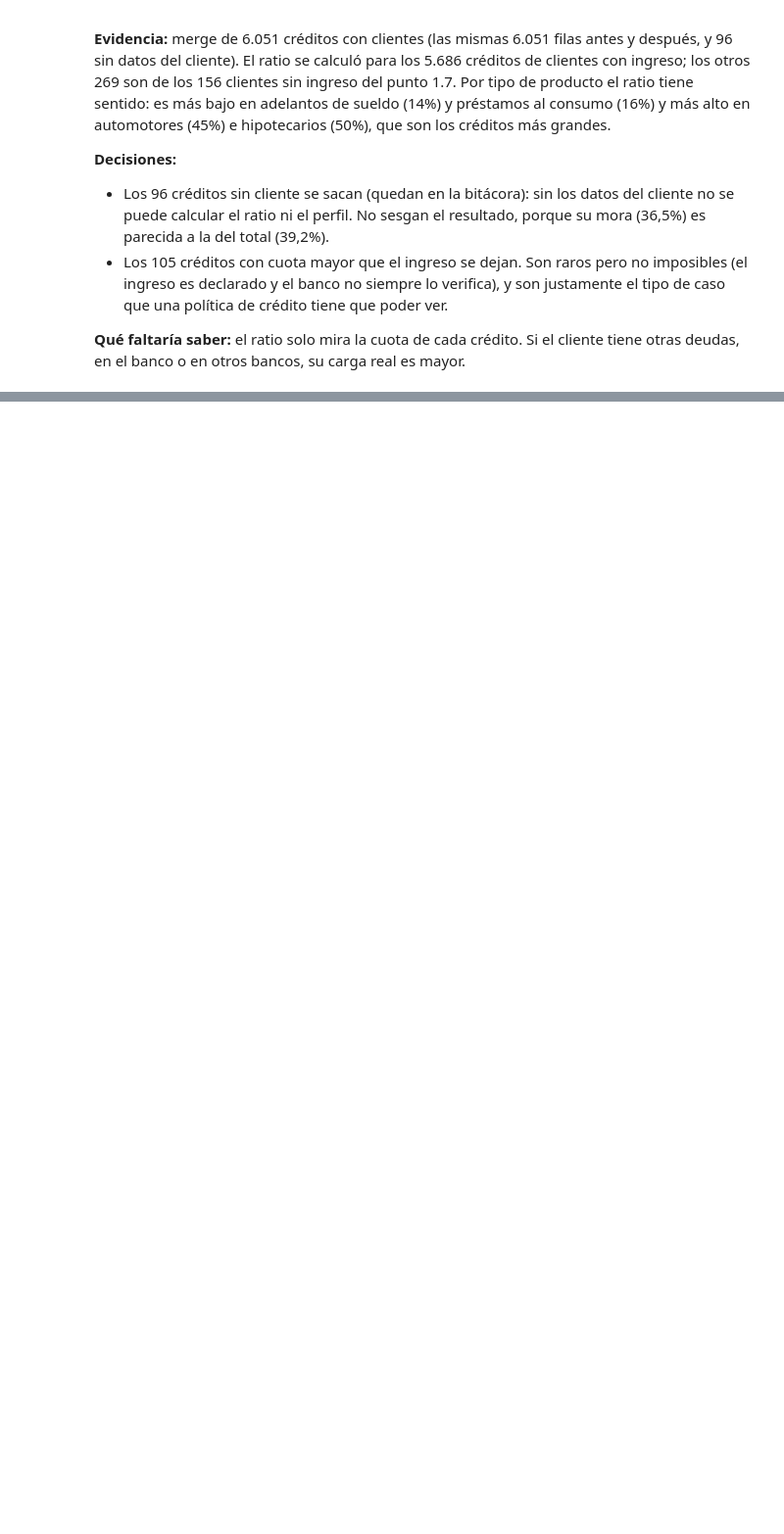
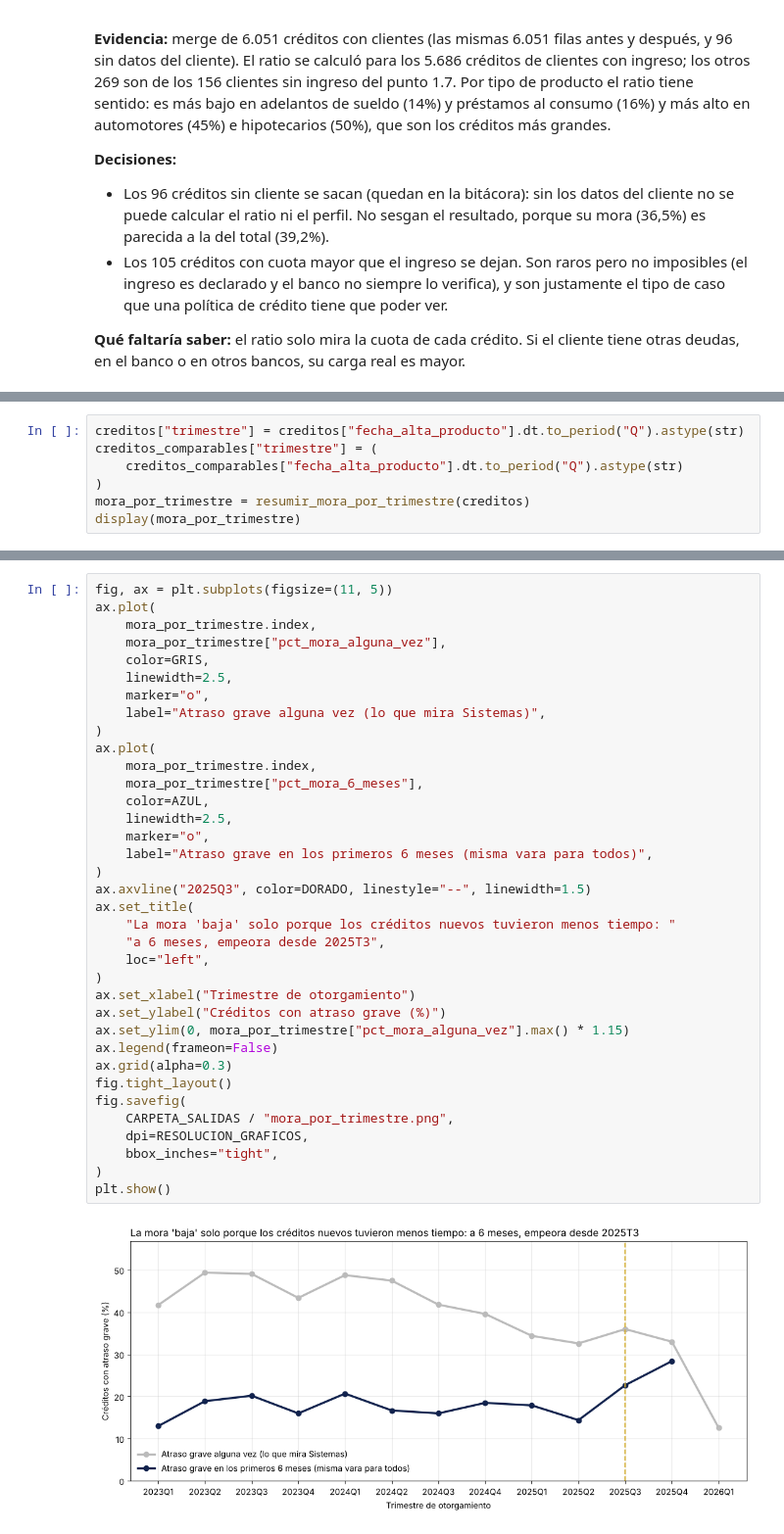
Before and after one commit to ncho06-a11y/proyecto-final-merli, a Jupyter notebook: notebooks/analisis_riesgo_credito.ipynb, the cells around one changed output, grey strips where cells are left out. Shown at 98% size. Drawn from its saved outputs; the diff is of its cells as text; blank space fills up the shorter version.

```diff
--- a/notebooks/analisis_riesgo_credito.ipynb
+++ b/notebooks/analisis_riesgo_credito.ipynb
@@ -1554,0 +1921,7 @@ Créditos sin ratio (cliente sin ingreso): 269
+# %%
+creditos["trimestre"] = creditos["fecha_alta_producto"].dt.to_period("Q").astype(str)
+creditos_comparables["trimestre"] = (
+    creditos_comparables["fecha_alta_producto"].dt.to_period("Q").astype(str)
+)
+mora_por_trimestre = resumir_mora_por_trimestre(creditos)
+display(mora_por_trimestre)
@@ -1554,0 +1944,38 @@ Créditos sin ratio (cliente sin ingreso): 269
+# %%
+fig, ax = plt.subplots(figsize=(11, 5))
+ax.plot(
+    mora_por_trimestre.index,
+    mora_por_trimestre["pct_mora_alguna_vez"],
+    color=GRIS,
+    linewidth=2.5,
+    marker="o",
+    label="Atraso grave alguna vez (lo que mira Sistemas)",
+)
+ax.plot(
+    mora_por_trimestre.index,
+    mora_por_trimestre["pct_mora_6_meses"],
+    color=AZUL,
+    linewidth=2.5,
+    marker="o",
+    label="Atraso grave en los primeros 6 meses (misma vara para todos)",
+)
+ax.axvline("2025Q3", color=DORADO, linestyle="--", linewidth=1.5)
+ax.set_title(
+    "La mora 'baja' solo porque los créditos nuevos tuvieron menos tiempo: "
+    "a 6 meses, empeora desde 2025T3",
+    loc="left",
+)
+ax.set_xlabel("Trimestre de otorgamiento")
+ax.set_ylabel("Créditos con atraso grave (%)")
+ax.set_ylim(0, mora_por_trimestre["pct_mora_alguna_vez"].max() * 1.15)
+ax.legend(frameon=False)
+ax.grid(alpha=0.3)
+fig.tight_layout()
+fig.savefig(
+    CARPETA_SALIDAS / "mora_por_trimestre.png",
+    dpi=RESOLUCION_GRAFICOS,
+    bbox_inches="tight",
+)
+plt.show()
+# %% [output]
+[figure, added]
```
Also changed, not shown: parts of 29 cells of this notebook, 1 other file.
